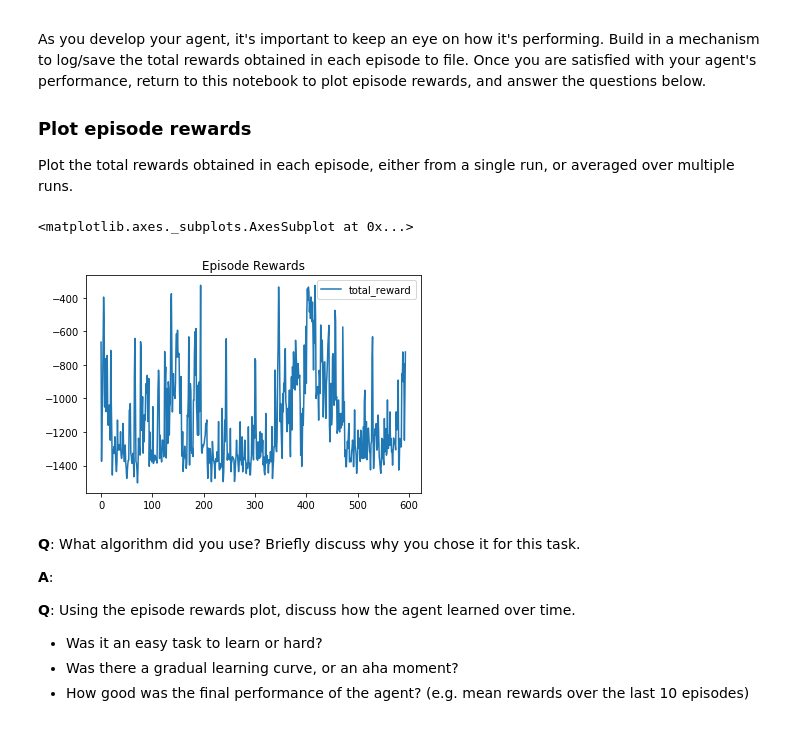
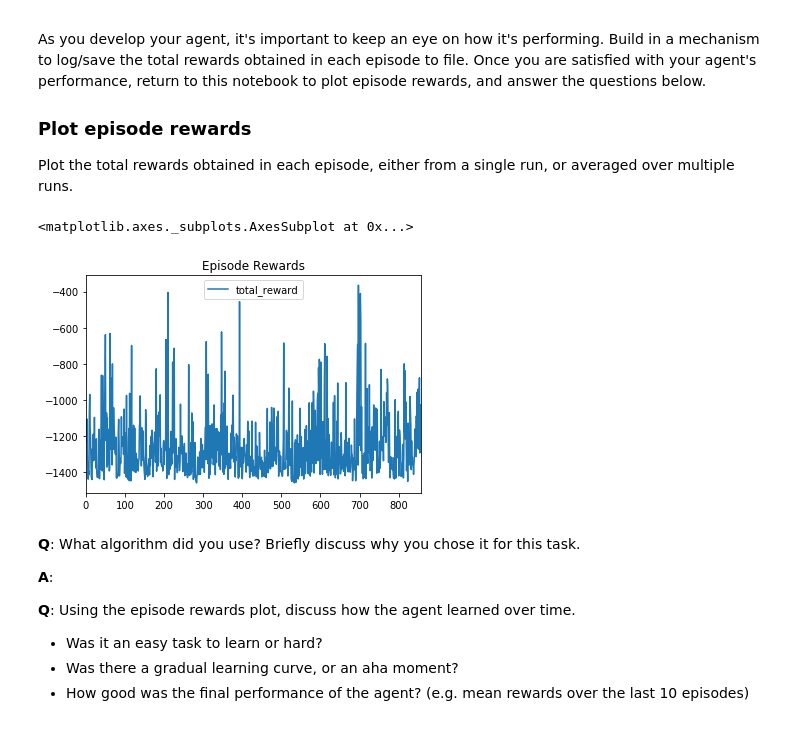
Before and after one commit to stayyule/RL-Quadcopter, a Jupyter notebook: quad_controller_rl/notebooks/RL-Quadcopter.ipynb, the cells around one changed output. Cells and saved outputs as stored; diff of their text form; code cells hidden in the pictures.

```diff
--- a/quad_controller_rl/notebooks/RL-Quadcopter.ipynb
+++ b/quad_controller_rl/notebooks/RL-Quadcopter.ipynb
@@ -144,12 +144,12 @@ Plot the total rewards obtained in each episode, either from a single run, or av
 # %%
 # TODO: Read and plot episode rewards
 import pandas as pd
 
-df_stats = pd.read_csv("D:\Git\RL-Quadcopter\quad_controller_rl\out\stats_2019-06-02_22-04-47.csv")
+df_stats = pd.read_csv("F:\Git\RL-Quadcopter\quad_controller_rl\out\stats_2019-06-07_04-43-13.csv")
 df_stats[['total_reward']].plot(title="Episode Rewards")
 # %% [output]
 <matplotlib.axes._subplots.AxesSubplot at 0x...>
-[figure, old version]
+[figure, new version]
 # %% [markdown]
 **Q**: What algorithm did you use? Briefly discuss why you chose it for this task.
 
```
Also changed, not shown: 1 other file.
